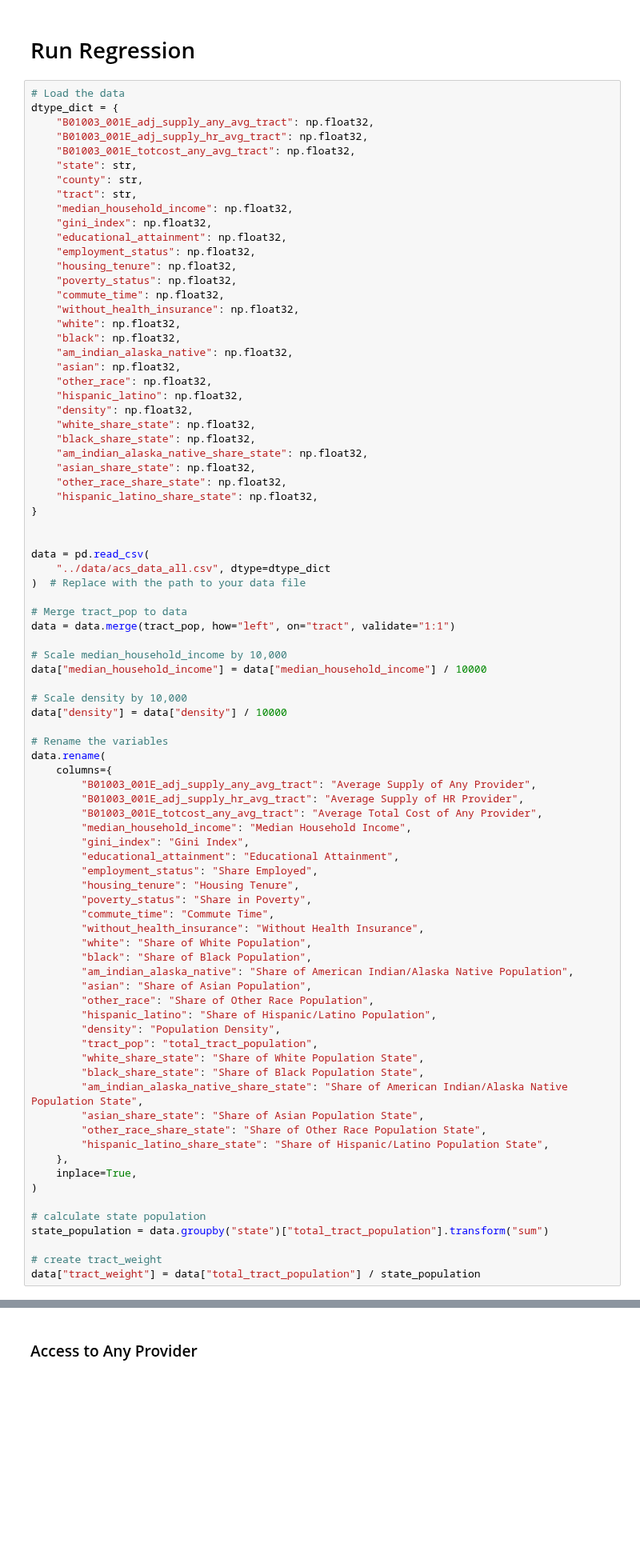
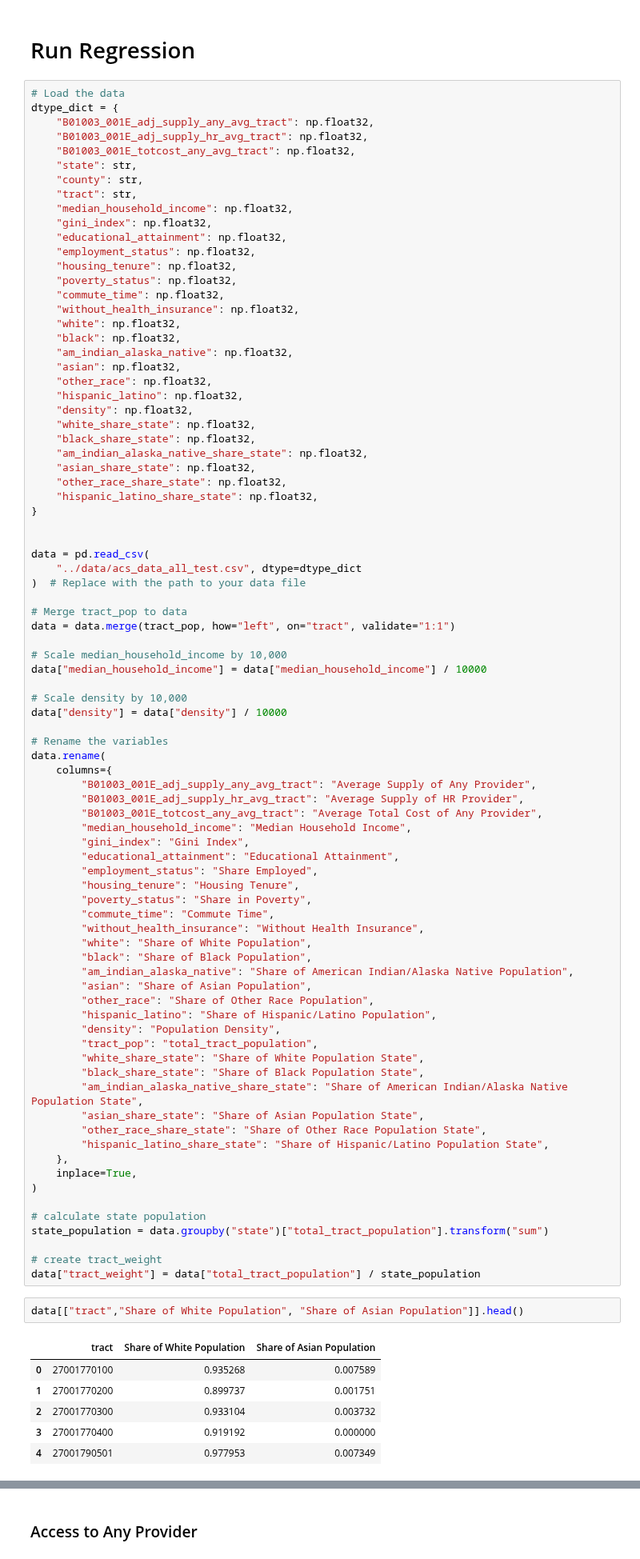
Before and after one commit to franc703/ecrq_stats, a Jupyter notebook: notebooks/produce_regressions.ipynb, the cells around one changed output, grey strips where cells are left out. Shown at 80% size. Drawn from its saved outputs; the diff is of its cells as text; blank space fills up the shorter version.

Commit message:
update tables

```diff
--- a/notebooks/produce_regressions.ipynb
+++ b/notebooks/produce_regressions.ipynb
@@ -53,7 +53,7 @@ dtype_dict = {
 
 
 data = pd.read_csv(
-    "../data/acs_data_all.csv", dtype=dtype_dict
+    "../data/acs_data_all_test.csv", dtype=dtype_dict
 )  # Replace with the path to your data file
 
 # Merge tract_pop to data
@@ -102,6 +102,15 @@ state_population = data.groupby("state")["total_tract_population"].transform("su
 
 # create tract_weight
 data["tract_weight"] = data["total_tract_population"] / state_population
+# %%
+data[["tract","Share of White Population", "Share of Asian Population"]].head()
+# %% [output]
+|  | tract | Share of White Population | Share of Asian Population |
+| 0 | 27001770100 | 0.935268 | 0.007589 |
+| 1 | 27001770200 | 0.899737 | 0.001751 |
+| 2 | 27001770300 | 0.933104 | 0.003732 |
+| 3 | 27001770400 | 0.919192 | 0.000000 |
+| 4 | 27001790501 | 0.977953 | 0.007349 |
 # %%
 data.head()
 # %% [output]
```
Also changed, not shown: parts of 1 cell of this notebook.
